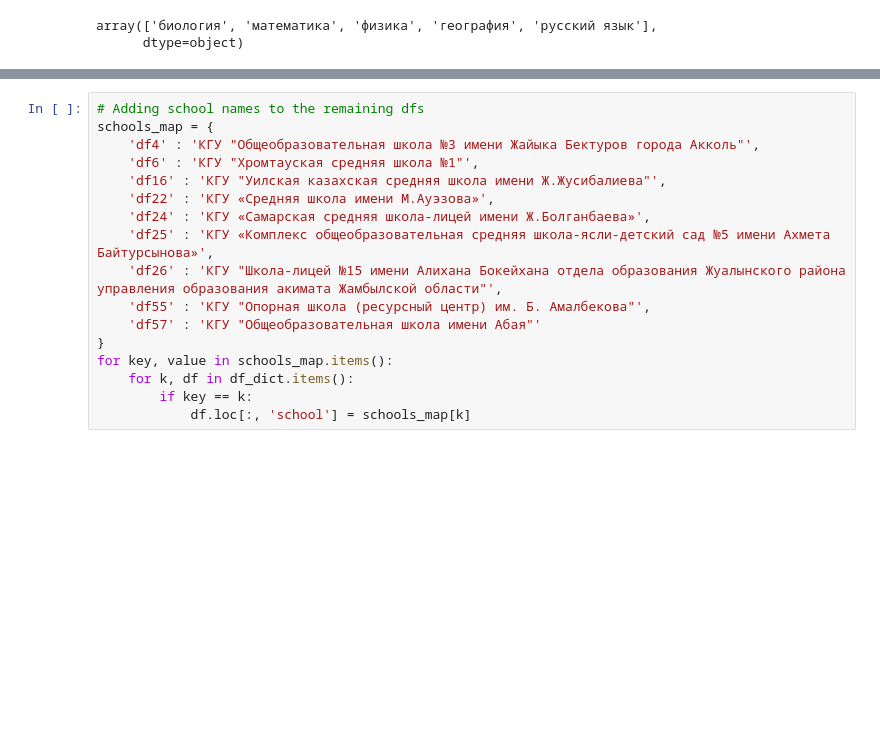
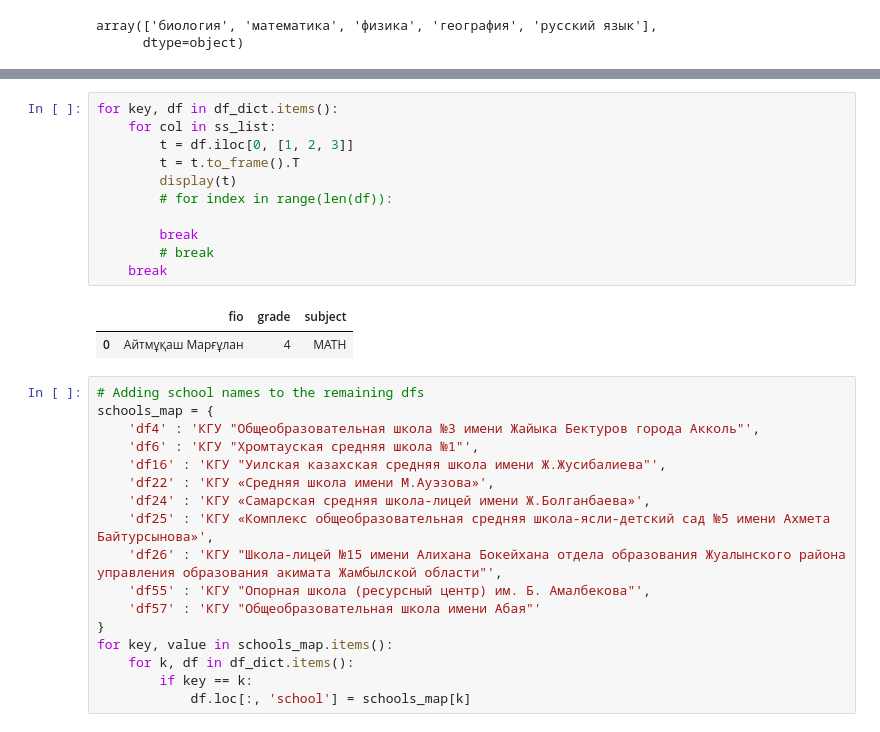
Before and after one commit to rkasseno/report-automation, a Jupyter notebook: suburban_schools/sor_soch_cleaning/data_cleaning.ipynb, the cells around one changed output, grey strips where cells are left out. Saved outputs shown, nothing was run; the diff lists cells and outputs as text; blank space fills up the shorter version.

```diff
--- a/suburban_schools/sor_soch_cleaning/data_cleaning.ipynb
+++ b/suburban_schools/sor_soch_cleaning/data_cleaning.ipynb
@@ -244,6 +252,20 @@ for key, df in df_dict.items():
 !Attention! : 'df26' has no school name
 !Attention! : 'df55' has no school name
 !Attention! : 'df57' has no school name
+# %%
+for key, df in df_dict.items():
+    for col in ss_list:
+        t = df.iloc[0, [1, 2, 3]]
+        t = t.to_frame().T
+        display(t)
+        # for index in range(len(df)):
+
+        break
+        # break
+    break
+# %% [output]
+|  | fio | grade | subject |
+| 0 | Айтмұқаш Марғұлан | 4 | MATH |
 # %%
 # Adding school names to the remaining dfs
 schools_map = {
```
Also changed, not shown: parts of 39 cells of this notebook, 3 other files.
